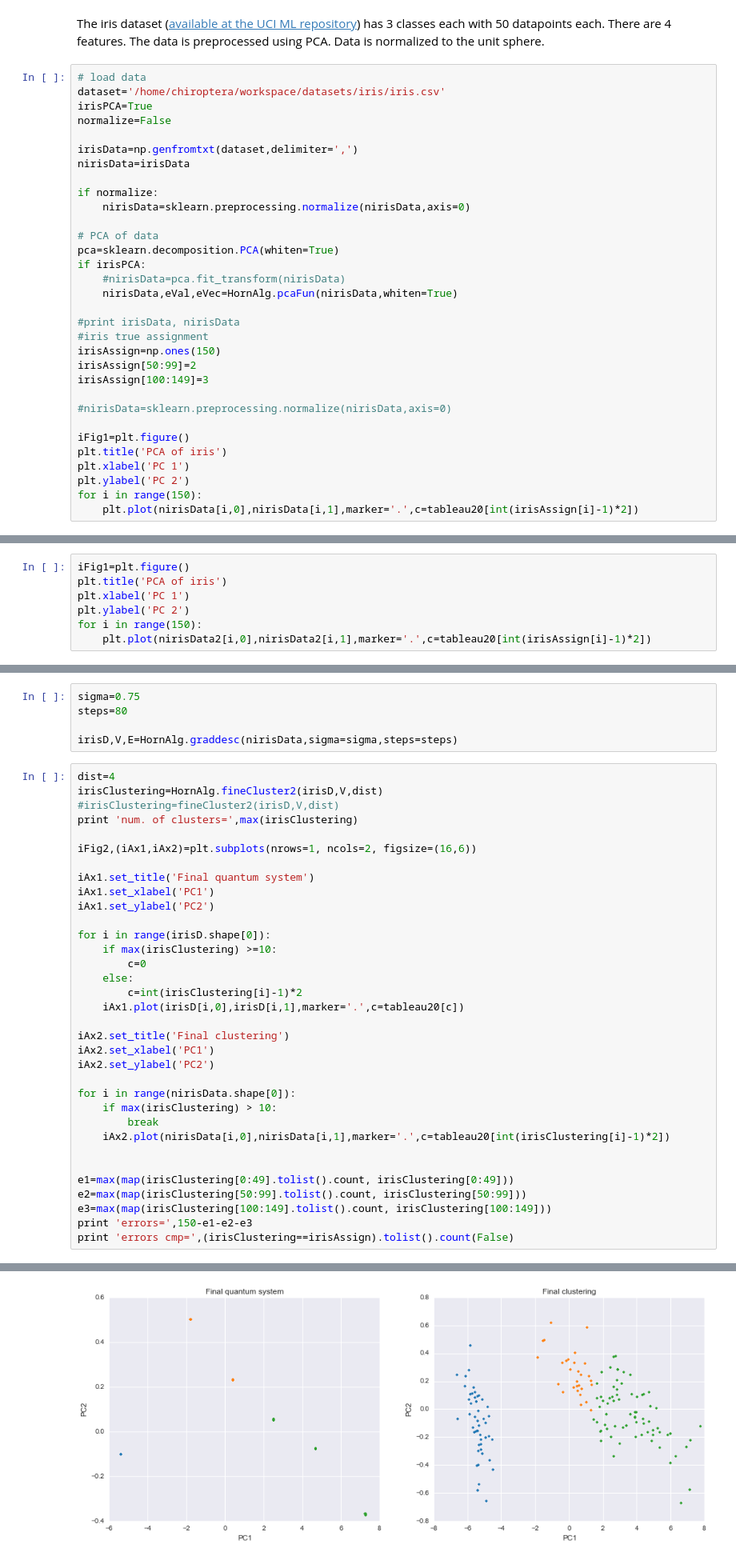
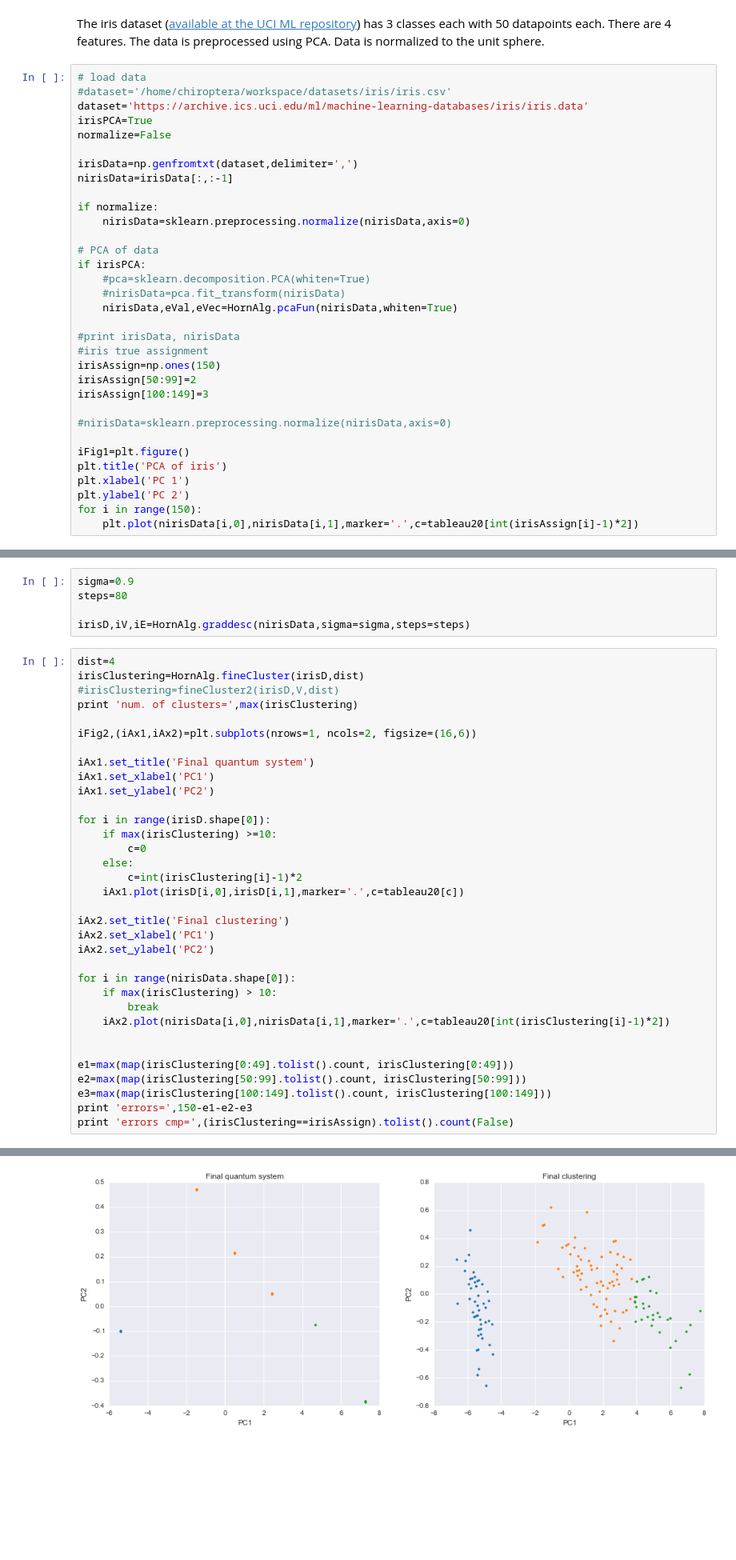
Before and after one commit to diogo-aos/QCThesis, a Jupyter notebook: notebooks/Horn.ipynb, the cells around one changed output, grey strips where cells are left out. Shown at 80% size. Drawn from its saved outputs; the diff is of its cells as text; blank space fills up the shorter version.

```diff
--- a/notebooks/Horn.ipynb
+++ b/notebooks/Horn.ipynb
@@ -109,19 +109,20 @@ def fineCluster2(xyData,pV,minD):
 The iris dataset ([available at the UCI ML repository](http://archive.ics.uci.edu/ml/datasets/Iris)) has 3 classes each with 50 datapoints each. There are 4 features. The data is preprocessed using PCA. Data is normalized to the unit sphere.
 # %%
 # load data
-dataset='/home/chiroptera/workspace/datasets/iris/iris.csv'
+#dataset='/home/chiroptera/workspace/datasets/iris/iris.csv'
+dataset='https://archive.ics.uci.edu/ml/machine-learning-databases/iris/iris.data'
 irisPCA=True
 normalize=False
 
 irisData=np.genfromtxt(dataset,delimiter=',')
-nirisData=irisData
+nirisData=irisData[:,:-1]
 
 if normalize:
     nirisData=sklearn.preprocessing.normalize(nirisData,axis=0)
 
 # PCA of data
-pca=sklearn.decomposition.PCA(whiten=True)
 if irisPCA:
+    #pca=sklearn.decomposition.PCA(whiten=True)
     #nirisData=pca.fit_transform(nirisData)
     nirisData,eVal,eVec=HornAlg.pcaFun(nirisData,whiten=True)
 
@@ -141,10 +142,3 @@ for i in range(150):
     plt.plot(nirisData[i,0],nirisData[i,1],marker='.',c=tableau20[int(irisAssign[i]-1)*2])
 # %% [output]
 [figure]
-# %%
-iFig1=plt.figure()
-plt.title('PCA of iris')
-plt.xlabel('PC 1')
-plt.ylabel('PC 2')
-for i in range(150):
-    plt.plot(nirisData2[i,0],nirisData2[i,1],marker='.',c=tableau20[int(irisAssign[i]-1)*2])
@@ -154,11 +145,11 @@ TypeError: tuple indices must be integers, not tuple
 # %%
-sigma=0.75
+sigma=0.9
 steps=80
 
-irisD,V,E=HornAlg.graddesc(nirisData,sigma=sigma,steps=steps)
+irisD,iV,iE=HornAlg.graddesc(nirisData,sigma=sigma,steps=steps)
 # %%
 dist=4
-irisClustering=HornAlg.fineCluster2(irisD,V,dist)
+irisClustering=HornAlg.fineCluster(irisD,dist)
 #irisClustering=fineCluster2(irisD,V,dist)
 print 'num. of clusters=',max(irisClustering)
 
@@ -197 +188 @@ errors cmp= 25
-[figure, old version]
+[figure, new version]
```
Also changed, not shown: parts of 28 cells of this notebook, 5 other files.
